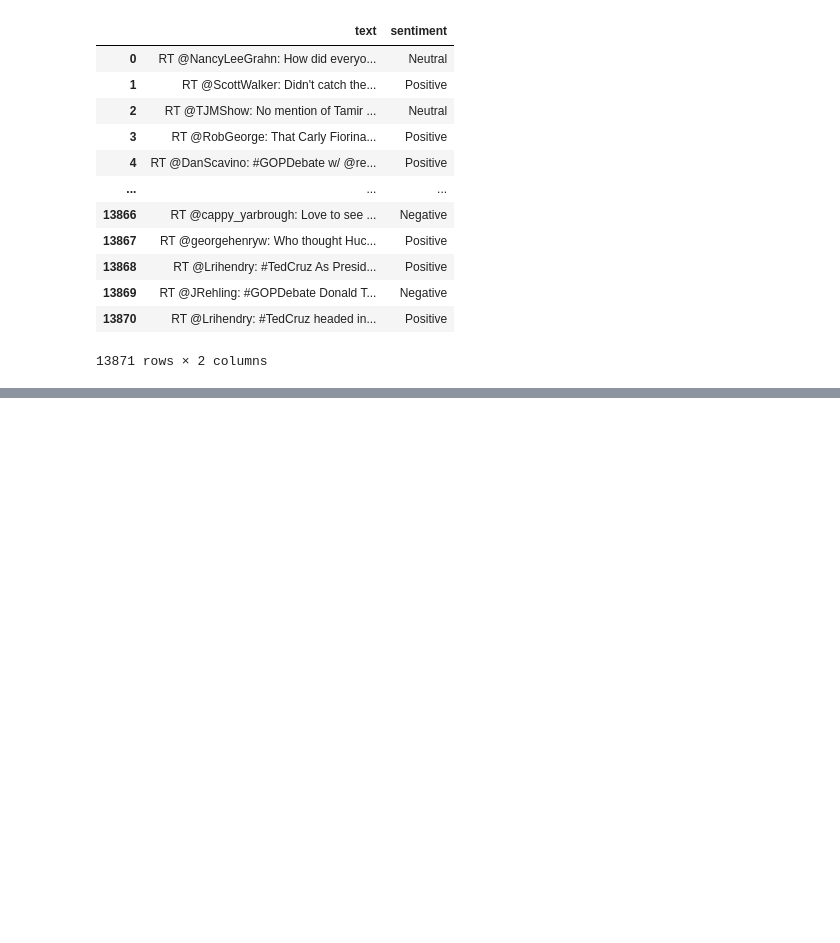
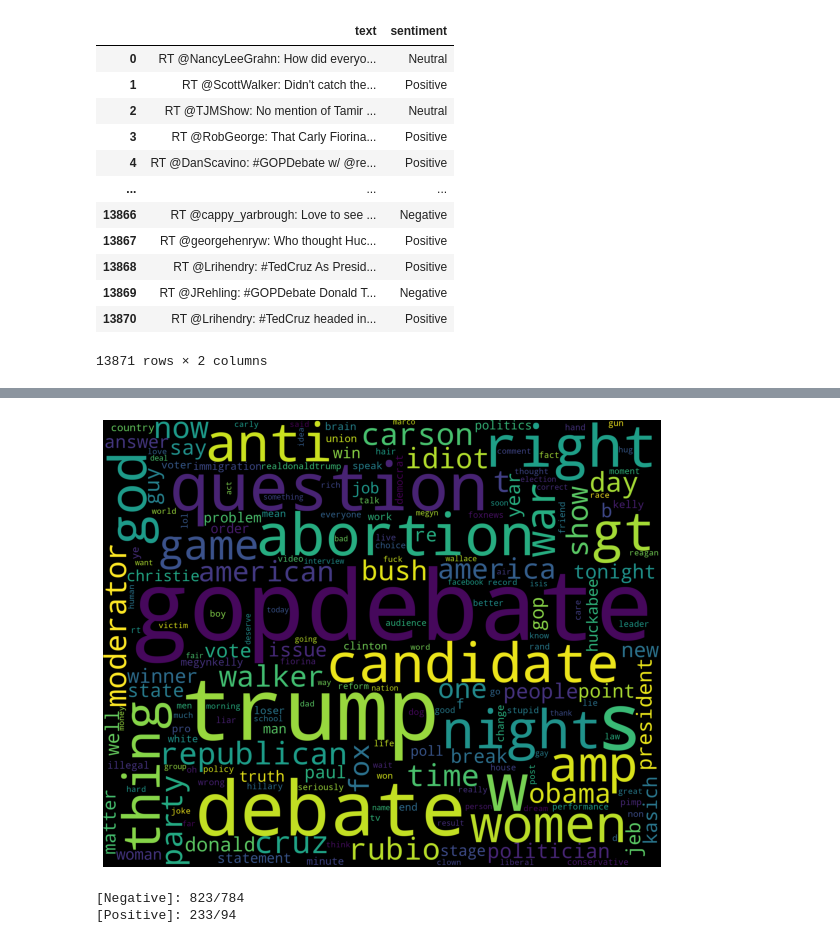
Before and after one commit to developersview/TwitterSentimentAnalysis, a Jupyter notebook: nlptwitter.ipynb, the cells around one changed output, grey strips where cells are left out. Saved outputs shown, nothing was run; the diff lists cells and outputs as text; code cells hidden in the pictures; blank space fills up the shorter version.

```diff
--- a/nlptwitter.ipynb
+++ b/nlptwitter.ipynb
@@ -90,0 +89,23 @@ test_neg = test_neg.text
+# %%
+#extracting word features
+def get_words_in_tweets(tweets):
+    all = []
+    for(words,sentiment) in tweets:
+        all.extend(words)
+    return all
+def get_word_features(wordlist):
+    wordlist = nltk.FreqDist(wordlist)
+    features = wordlist.keys()
+    return features
+w_features = get_word_features(get_words_in_tweets(tweets))
+
+def extract_features(document):
+    document_words = set(document)
+    features = {}
+    for word in w_features:
+        features['contains(%s)' % word] = (word in document_words)
+    return features
+# %%
+wordcloud_draw(w_features)
+# %% [output]
+[figure, added]
@@ -90,0 +116,19 @@ test_neg = test_neg.text
+# %%
+neg_cnt = 0
+pos_cnt = 0
+
+for obj in test_pos:
+    res = classifier.classify(extract_features(obj.split()))
+    if(res=="Positive"):
+        pos_cnt = pos_cnt + 1
+
+for obj in test_neg:
+    res = classifier.classify(extract_features(obj.split()))
+    if(res=="Negative"):
+        neg_cnt = neg_cnt + 1
+
+print('[Negative]: %s/%s '  % (len(test_neg),neg_cnt))
+print('[Positive]: %s/%s '  % (len(test_pos),pos_cnt))
+# %% [output]
+[Negative]: 823/784
+[Positive]: 233/94
```
Also changed, not shown: parts of 3 cells of this notebook.
